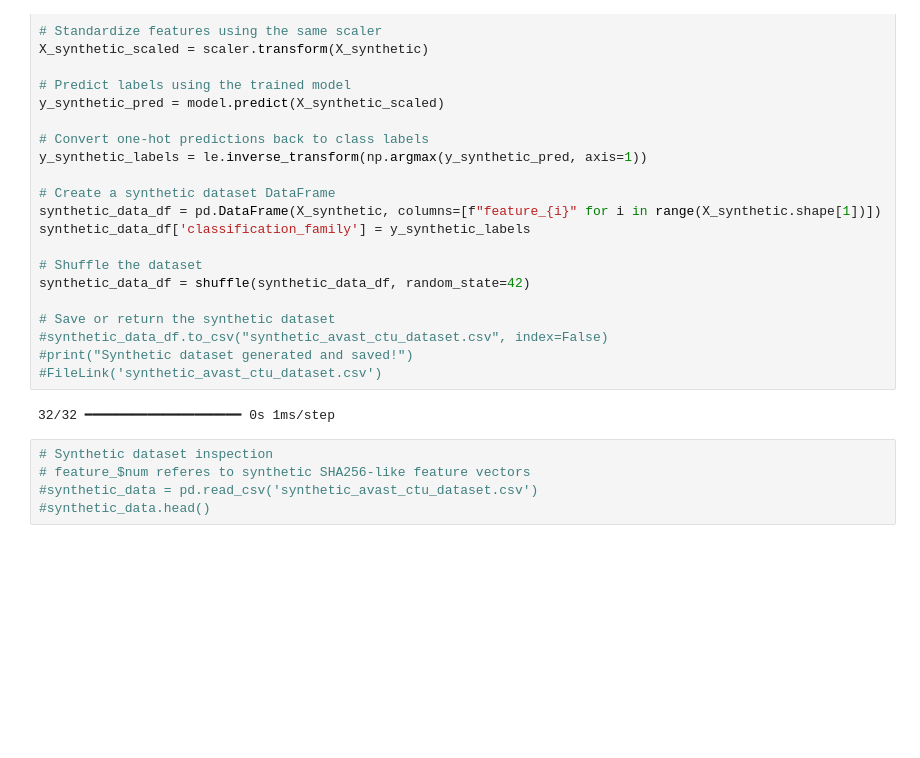
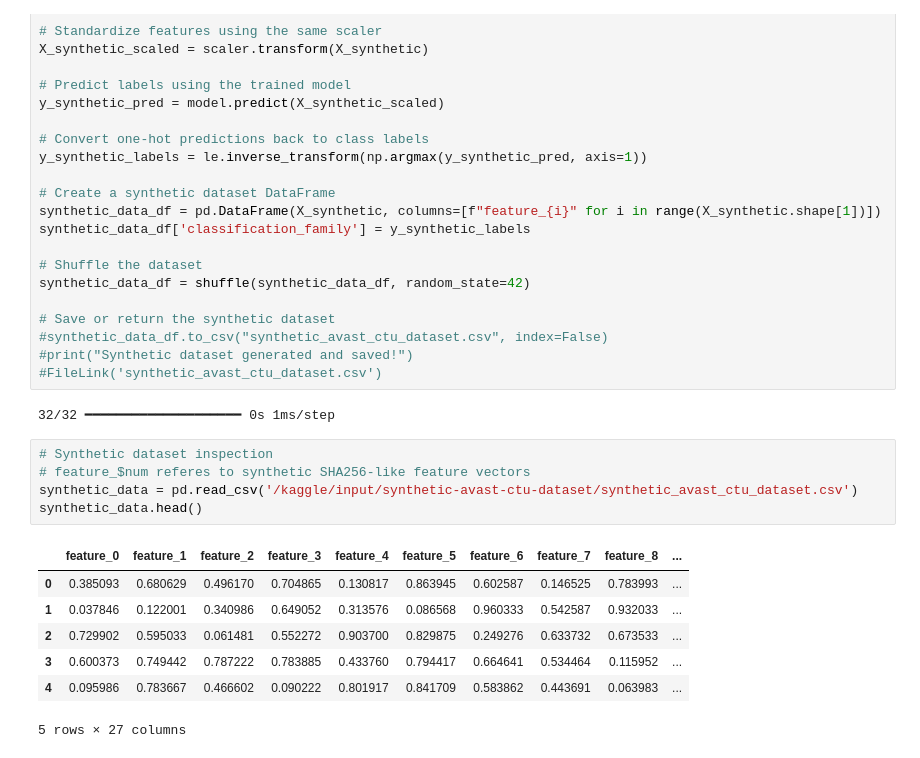
Before and after one commit to keila-moral/avast-ctu--CAPEv2, a Jupyter notebook: avast-ctu-cape.ipynb, the cells around one changed output. Drawn from its saved outputs; the diff is of its cells as text; blank space fills up the shorter version.

```diff
--- a/avast-ctu-cape.ipynb
+++ b/avast-ctu-cape.ipynb
@@ -394,5 +403,13 @@ synthetic_data_df = shuffle(synthetic_data_df, random_state=42)
 # %%
 # Synthetic dataset inspection
 # feature_$num referes to synthetic SHA256-like feature vectors
-#synthetic_data = pd.read_csv('synthetic_avast_ctu_dataset.csv')
-#synthetic_data.head()
+synthetic_data = pd.read_csv('/kaggle/input/synthetic-avast-ctu-dataset/synthetic_avast_ctu_dataset.csv')
+synthetic_data.head()
+# %% [output]
+|  | feature_0 | feature_1 | feature_2 | feature_3 | feature_4 | feature_5 | feature_6 | feature_7 | feature_8 | ... |
+| 0 | 0.385093 | 0.680629 | 0.496170 | 0.704865 | 0.130817 | 0.863945 | 0.602587 | 0.146525 | 0.783993 | ... |
+| 1 | 0.037846 | 0.122001 | 0.340986 | 0.649052 | 0.313576 | 0.086568 | 0.960333 | 0.542587 | 0.932033 | ... |
+| 2 | 0.729902 | 0.595033 | 0.061481 | 0.552272 | 0.903700 | 0.829875 | 0.249276 | 0.633732 | 0.673533 | ... |
+| 3 | 0.600373 | 0.749442 | 0.787222 | 0.783885 | 0.433760 | 0.794417 | 0.664641 | 0.534464 | 0.115952 | ... |
+| 4 | 0.095986 | 0.783667 | 0.466602 | 0.090222 | 0.801917 | 0.841709 | 0.583862 | 0.443691 | 0.063983 | ... |
+5 rows × 27 columns
```
Also changed, not shown: parts of 5 cells of this notebook.
